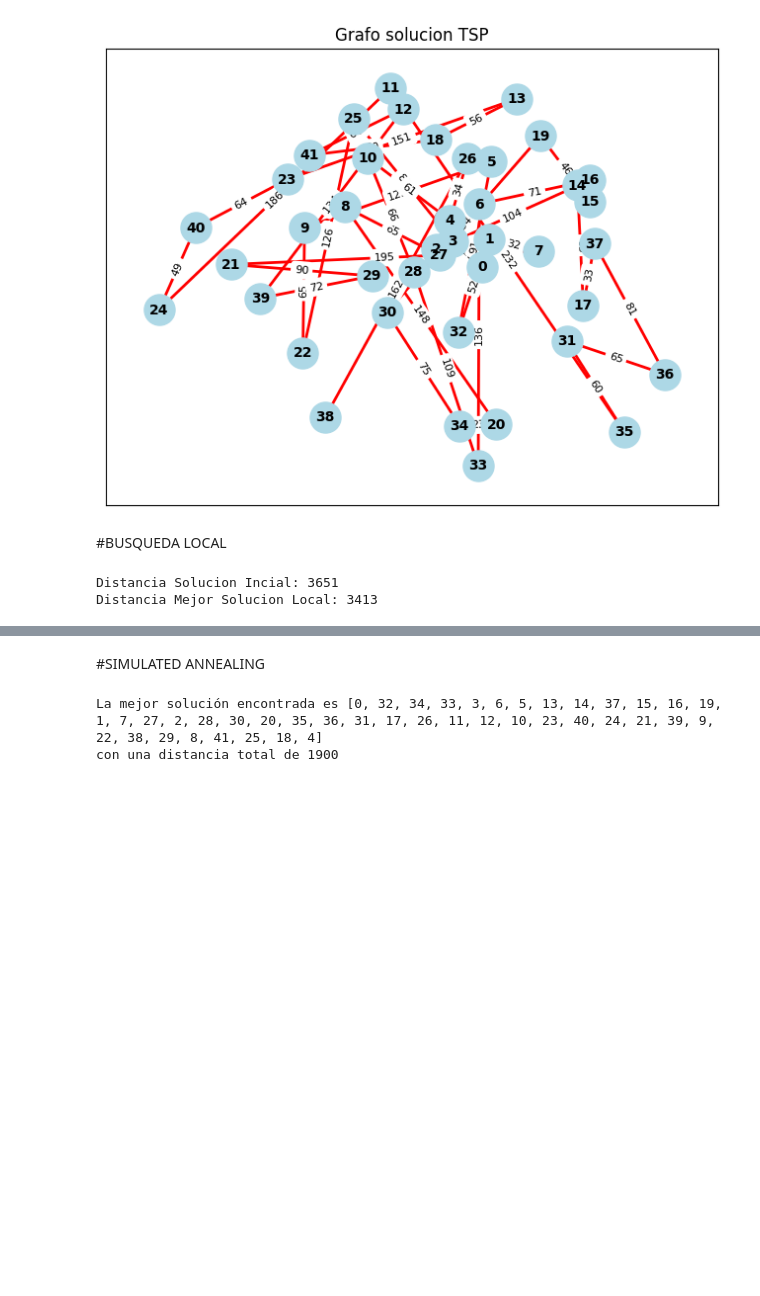
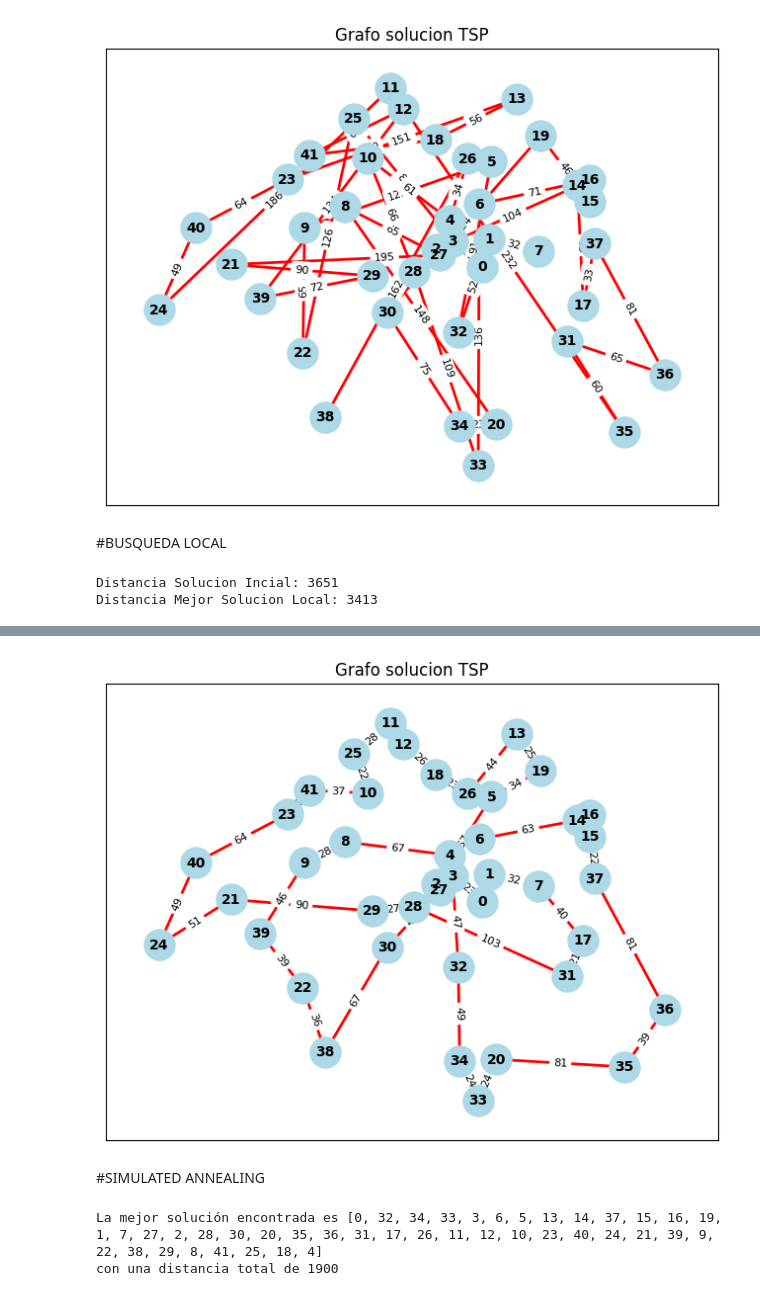
Before and after one commit to silviamoya/03MIAR-Algoritmos-Optimizacion, a Jupyter notebook: Practicas_guiadas/Algoritmos_AG3.ipynb, the cells around one changed output, grey strips where cells are left out. Cells and saved outputs as stored; diff of their text form; code cells hidden in the pictures; blank space fills up the shorter version.

```diff
--- a/Practicas_guiadas/Algoritmos_AG3.ipynb
+++ b/Practicas_guiadas/Algoritmos_AG3.ipynb
@@ -338,0 +390,14 @@ Distancia     : 1553
+# %%
+sol_multi, distancia_multi, resultados = busqueda_local_multiarranque(
+    problem,
+    num_arranques=20
+)
+
+print("\n====================================")
+print("MEJOR RESULTADO MULTIARRANQUE")
+print("====================================")
+
+print("Mejor solución:")
+print(sol_multi)
+
+print("\nMejor distancia:", distancia_multi)
@@ -339,3 +422,7 @@ Distancia     : 1553
+# %%
+plot_tsp_solution(problem.edge_weights, sol_multi)
+# %% [output]
+[figure, added]
 # %% [markdown]
 #SIMULATED ANNEALING
 # %%
```
Also changed, not shown: parts of 10 cells of this notebook.
